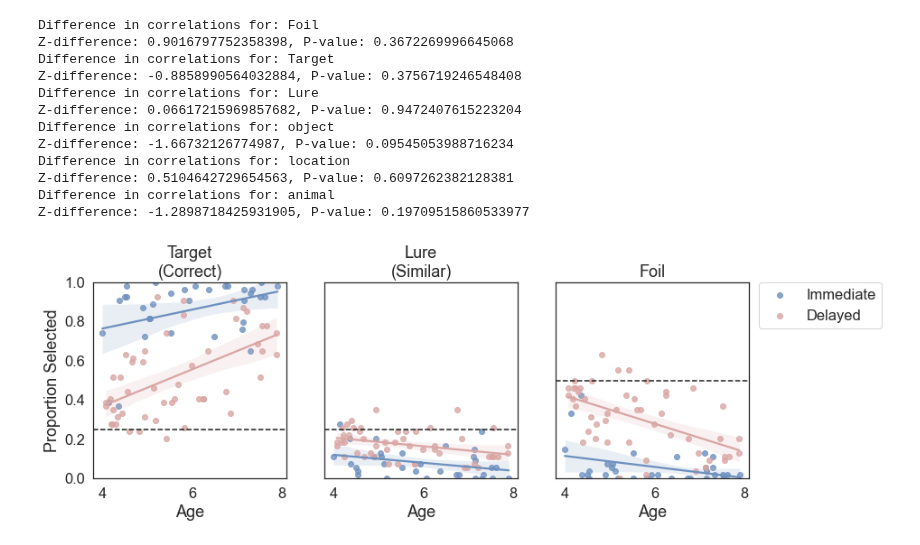
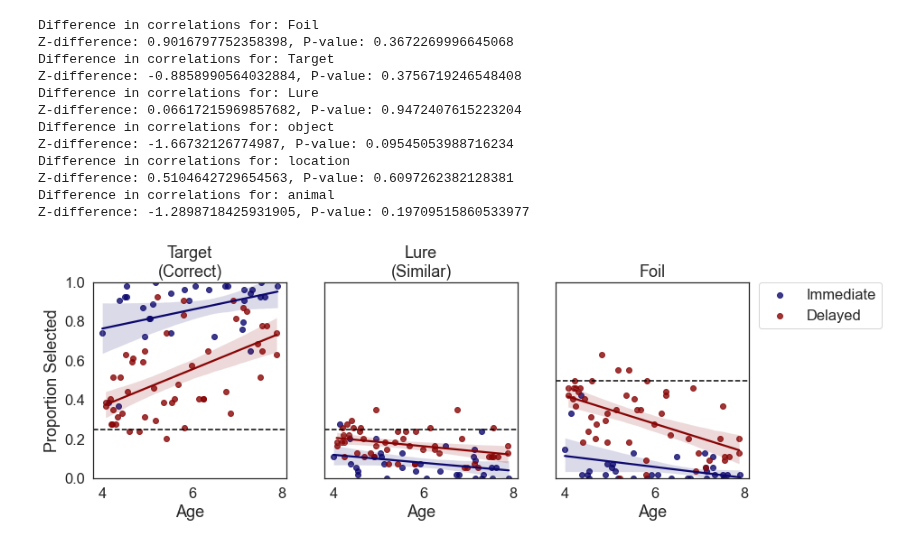
Before and after one commit to samsydco/PSPC, a Jupyter notebook: Results_PS.ipynb, the cells around one changed output. Drawn from its saved outputs; the diff is of its cells as text; code cells hidden in the pictures.

Commit message:
Modifications to Results_PS.ipynb: Added figure for paper.

```diff
--- a/Results_PS.ipynb
+++ b/Results_PS.ipynb
@@ -733,9 +765,25 @@ Notes:
 # %%
 PSagedftmp = PSagedf.rename({'Proportion Selected':'PS'},axis=1)
 PSagedftmp = PSagedftmp[~PSagedftmp.Selection.isin(["Target"])]
+PSagedftmp.loc[PSagedftmp['Selection'] == 'Foil','PS'] = PSagedftmp.loc[PSagedftmp['Selection'] == 'Foil','PS']/2
 model = sm2.mixedlm("PS ~ Delay + Age + Selection + Delay*Age*Selection", PSagedftmp, groups=PSagedftmp["Subject"]) # Random Intercept
 result = model.fit()
 print(result.summary())
+
+PSagedftmp = PSagedf.rename({'Proportion Selected':'PS'},axis=1)
+vals = PSagedftmp[PSagedftmp['Selection']!='Foil'].groupby('Subject')['PS'].sum()
+PSlist = []
+for subj in PSagedftmp['Subject'].unique():
+    d = dict(PSagedftmp[PSagedftmp['Subject']==subj].iloc[0][0:5])
+    PSlist.append(d | {'Selection':'Target+Lure',
+                       'PS':vals[subj]})
+    PSlist.append(d | {'Selection':'Foil',
+                       'PS':PSagedftmp[(PSagedftmp['Selection']=='Foil')&
+                                        (PSagedftmp['Subject']==subj)]['PS'].iloc[0]})
+newPSdf = pd.DataFrame(PSlist)
+model = sm2.mixedlm("PS ~ Delay + Age + Selection + Delay*Age*Selection", newPSdf, groups=newPSdf["Subject"]) # Random Intercept
+result = model.fit()
+print(result.summary())
 # %% [output]
                     Mixed Linear Model Regression Results
 ==============================================================================
@@ -756,0 +822,8 @@ Group Var                            0.004    0.020
+# %%
+PSagedftmp = PSagedf.rename({'Proportion Selected':'PS'},axis=1)
+PSagedftmp = PSagedftmp[~PSagedftmp.Selection.isin(["Target"])]
+PSagedftmp = PSagedftmp[PSagedftmp["Delay"] == True]
+PSagedftmp.loc[PSagedftmp['Selection'] == 'Foil','PS'] = PSagedftmp.loc[PSagedftmp['Selection'] == 'Foil','PS']/2
+model = sm2.mixedlm("PS ~ Age + Selection + Age*Selection", PSagedftmp, groups=PSagedftmp["Subject"]) # Random Intercept
+result = model.fit()
+print(result.summary())
@@ -756,0 +848,12 @@ Group Var                            0.004    0.020
+# %%
+betas = []
+stderrs = []
+for sel in ['Target+Lure','Foil']:
+    model = sm2.glm("PS ~ Delay + Age + Delay*Age", newPSdf[newPSdf['Selection']==sel]) # Random Intercept
+    result = model.fit()
+    print('Selection = '+sel)
+    print(result.summary())
+    betas.append(result.params["Delay[T.True]:Age"])
+    stderrs.append(result.bse["Delay[T.True]:Age"])
+z = (betas[0]-betas[1])/np.sqrt(np.square(stderrs[0])+np.square(stderrs[1]))
+print(z)
@@ -843,22 +964,22 @@ Z-difference: -1.2898718425931905, P-value: 0.19709515860533977
 # %%
 order = ['Target','Lure','Foil']
 title = ['Target\n(Correct)', 'Lure\n(Similar)', 'Foil']
-sns.set_theme(style="white",font_scale=1.5, palette=['#6e90bf',  '#d9a6a4', '#c26f6d'])
+sns.set_theme(style="white",font_scale=1.5, palette=['#0D096E','#890505'])
 fig,ax=plt.subplots(1,3,figsize=(13, 4))
 for i,selection in enumerate(order):
     tmp = PSagedf[PSagedf['Selection']==selection]
     sns.regplot(data=tmp[tmp['Delay']==False],x="Age", y="Proportion Selected",ax=ax[i],label='Immediate')
     sns.regplot(data=tmp[tmp['Delay']==True],x="Age", y="Proportion Selected",ax=ax[i],label='Delayed')
     ax[i].set_ylim([0,1])
     line = 0.25 if i != 2 else 0.5
     ax[i].axhline(y=line, color='k', linestyle='--')
     ax[i].set_title(title[i])
     if i>0:
         ax[i].set(yticklabels=[])
         ax[i].set(ylabel=None)
 handles, labels = ax[i].get_legend_handles_labels()
 l = plt.legend(handles[0:4], labels[0:4], bbox_to_anchor=(1.05, 1), loc=2, borderaxespad=0.)
-plt.savefig('Figures/Figure2.png', dpi=300,bbox_inches="tight")
+plt.savefig('Figures/Figure1.tif', dpi=300,bbox_inches="tight", format='tif')
 plt.show()
 # %% [output]
-[figure, old version]
+[figure, new version]
```
Also changed, not shown: parts of 8 cells of this notebook.
